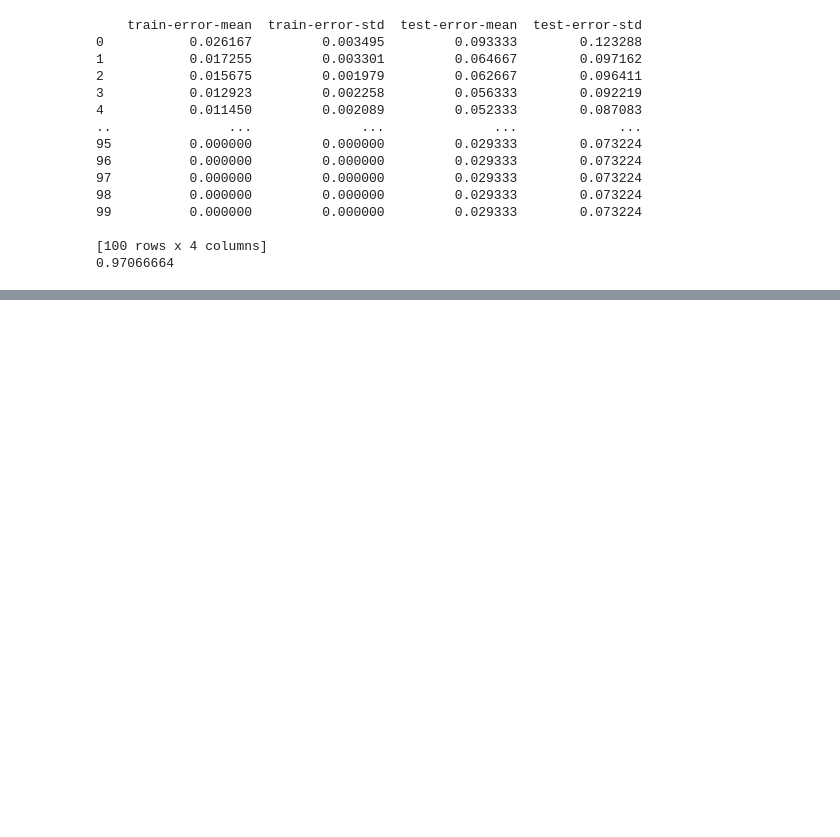
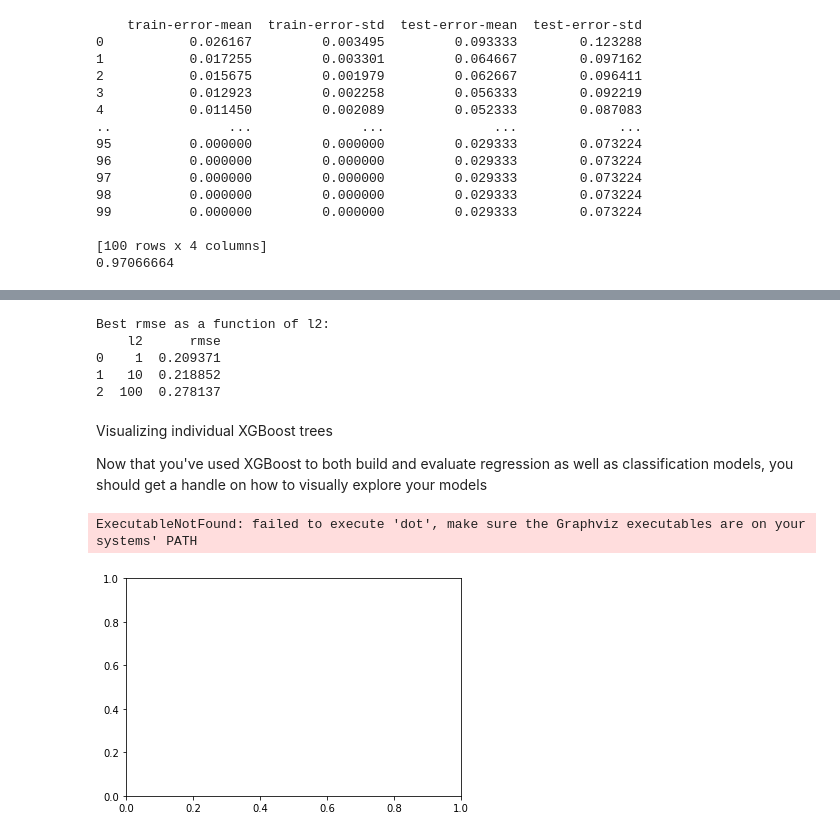
Before and after one commit to martinnss/Micro_Projects, a Jupyter notebook: apuntes datacamp/XGBoost.ipynb, the cells around one changed output, grey strips where cells are left out. Saved outputs shown, nothing was run; the diff lists cells and outputs as text; code cells hidden in the pictures; blank space fills up the shorter version.

```diff
--- a/apuntes datacamp/XGBoost.ipynb
+++ b/apuntes datacamp/XGBoost.ipynb
@@ -100,0 +160,17 @@ nan
+# %%
+# Convert the training and testing sets into DMatrixes: DM_train, DM_test
+DM_train = xgb.DMatrix(data=X_train,label=y_train)
+DM_test =  xgb.DMatrix(data=X_test,label=y_test)
+
+# Create the parameter dictionary: params
+params = {"booster":"gblinear", "objective":'reg:squarederror'}
+
+# Train the model: xg_reg
+xg_reg = xgb.train(params=params, dtrain=DM_train, num_boost_round=5)
+
+# Predict the labels of the test set: preds
+preds = xg_reg.predict(DM_test)
+
+# Compute and print the RMSE
+rmse = np.sqrt(mean_squared_error(y_test,preds))
+print("RMSE: %f" % (rmse))
@@ -100,0 +242,62 @@ nan
+# %%
+# Create the DMatrix: housing_dmatrix
+housing_dmatrix = xgb.DMatrix(data=X, label=y)
+
+reg_params = [1, 10, 100]
+
+# Create the initial parameter dictionary for varying l2 strength: params
+params = {"objective":"reg:squarederror","max_depth":3}
+
+# Create an empty list for storing rmses as a function of l2 complexity
+rmses_l2 = []
+
+# Iterate over reg_params
+for reg in reg_params:
+
+    # Update l2 strength
+    params["lambda"] = reg
+
+    # Pass this updated param dictionary into cv
+    cv_results_rmse = xgb.cv(dtrain=housing_dmatrix, params=params, nfold=2, num_boost_round=5, metrics="rmse", as_pandas=True, seed=123)
+
+    # Append best rmse (final round) to rmses_l2
+    rmses_l2.append(cv_results_rmse["test-rmse-mean"].tail(1).values[0])
+
+# Look at best rmse per l2 param
+print("Best rmse as a function of l2:")
+print(pd.DataFrame(list(zip(reg_params, rmses_l2)), columns=["l2", "rmse"]))
+# %% [output]
+Best rmse as a function of l2:
+    l2      rmse
+0    1  0.209371
+1   10  0.218852
+2  100  0.278137
+# %% [markdown]
+Visualizing individual XGBoost trees
+
+
+Now that you've used XGBoost to both build and evaluate regression as well as classification models, you should get a handle on how to visually explore your models
+# %%
+# Create the DMatrix: housing_dmatrix
+housing_dmatrix = xgb.DMatrix(data=X, label=y)
+
+# Create the parameter dictionary: params
+params = {"objective":"reg:squarederror", "max_depth":2}
+
+# Train the model: xg_reg
+xg_reg = xgb.train(params=params, dtrain=housing_dmatrix, num_boost_round=10)
+
+# Plot the first tree
+xgb.plot_tree(xg_reg, num_trees=0)
+plt.show()
+
+# Plot the fifth tree
+xgb.plot_tree(xg_reg, num_trees=4)
+plt.show()
+
+# Plot the last tree sideways
+xgb.plot_tree(xg_reg, num_trees=9, rankdir='LR')
+plt.show()
+# %% [output]
+ExecutableNotFound: failed to execute 'dot', make sure the Graphviz executables are on your systems' PATH
+[figure, added]
```
Also changed, not shown: parts of 13 cells of this notebook, 2 other files.
